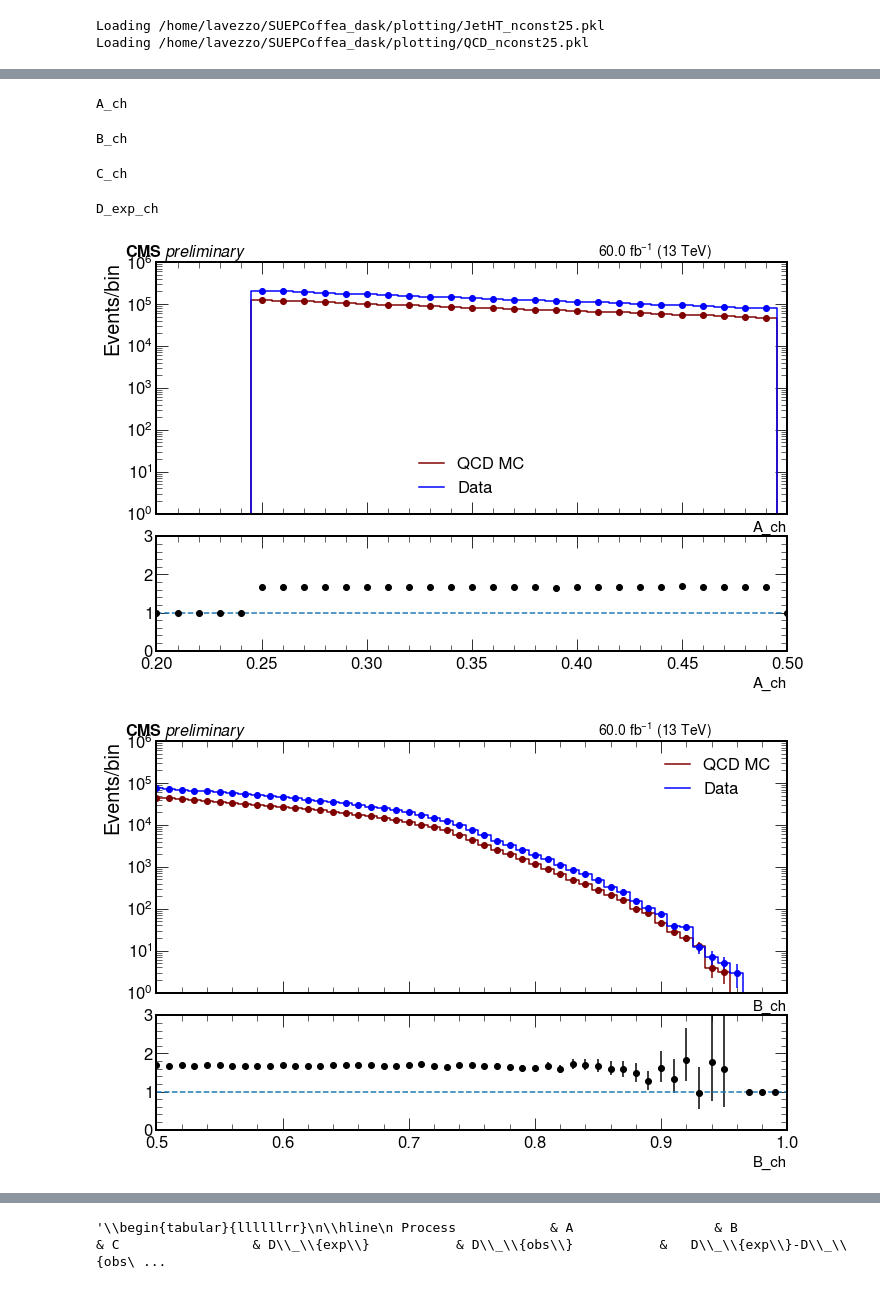
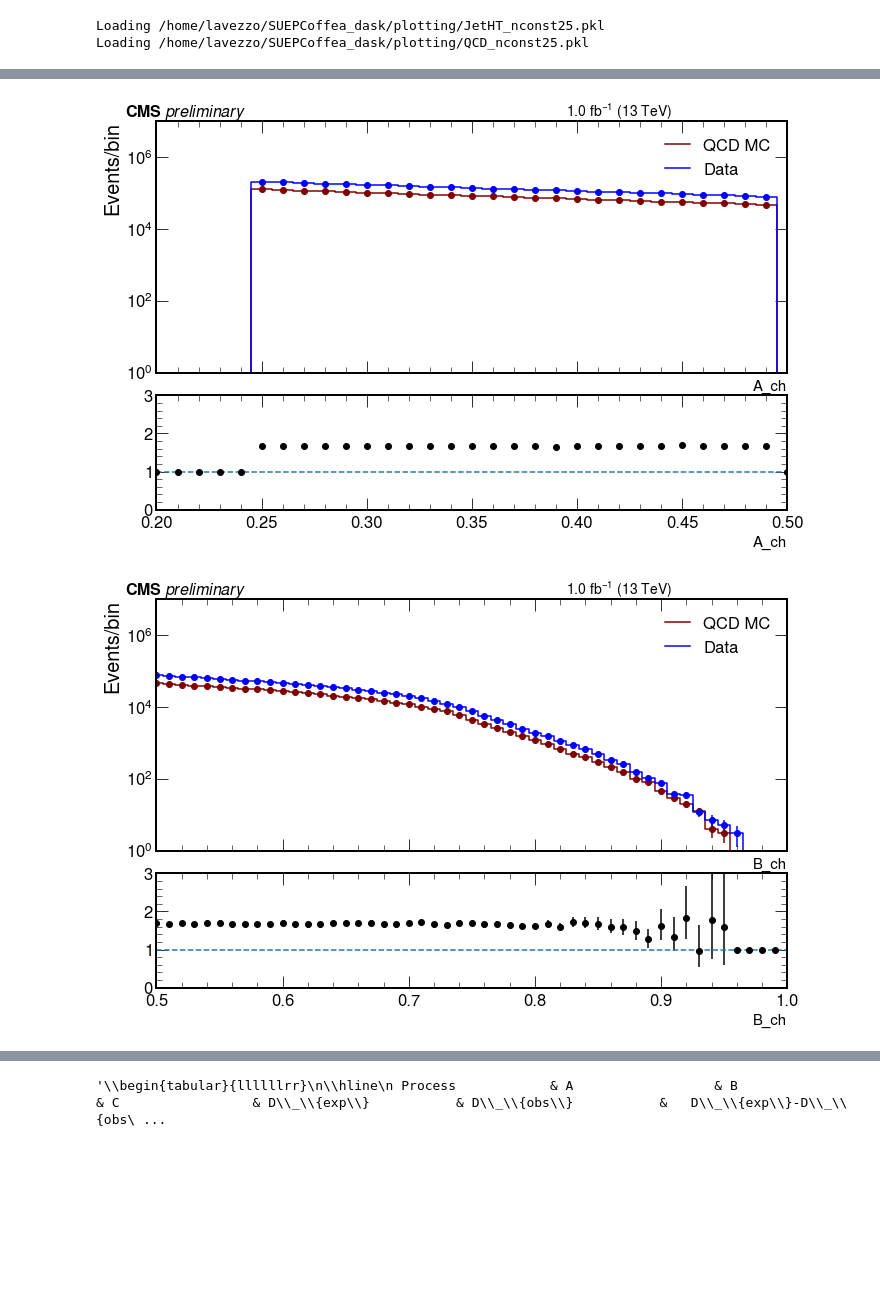
Before and after one commit to SUEPPhysics/SUEPCoffea_dask, a Jupyter notebook: plotting/plot_data.ipynb, the cells around one changed output, grey strips where cells are left out. Drawn from its saved outputs; the diff is of its cells as text; code cells hidden in the pictures; blank space fills up the shorter version.

```diff
--- a/plotting/plot_data.ipynb
+++ b/plotting/plot_data.ipynb
@@ -84,6 +84,8 @@ def nested_dict(n, type):
     else:
         return defaultdict(lambda: nested_dict(n-1, type))
 # %%
+plots = {}
+
 # load file(s)
 for infile_name in files:
     if not os.path.isfile(infile_name):
@@ -102,7 +104,8 @@ data = nested_dict(4,float)
 # %%
 ### Make ABCD plots and table based on selection (e.g. 'ch', 'mult')
 selection = 'ch'
-save = True
+save = False
+lumi = 1
 
 for plot_label in ['A_'+selection,'B_'+selection,'C_'+selection,'D_exp_'+selection,'D_obs_'+selection]:
 
@@ -113,7 +116,7 @@ for plot_label in ['A_'+selection,'B_'+selection,'C_'+selection,'D_exp_'+selecti
     hep.cms.label("Preliminary", data=True, year=2018)
 
     # QCD hist for ABCD region
-    hdata = plots['data'][plot_label]
+    hdata = plots['data'][plot_label]*lumi
     hQCD_MC = plots['QCD_MC'][plot_label]
 
     # plot QCD, sum values and errs
@@ -141,32 +180,36 @@ fig.show()
 # %%
 ### Make ABCD plots and table based on selection (e.g. 'ch', 'mult')
 selection = 'ch'
-save = True
+save = False
+lumi = 1
 
 for plot_label in ['A_'+selection,'B_'+selection,'C_'+selection,'D_exp_'+selection,'D_obs_'+selection]:
 
     if 'D_obs' in plot_label and (not unblind): continue
 
-    print(plot_label)
-
-    hQCD_MC_errs = np.sqrt(plots['QCD_MC'][plot_label].variances())
-    hdata_errs = np.sqrt(plots['data'][plot_label].variances())
+    hQCD_MC = plots['QCD_MC'][plot_label]
+    hdata = plots['data'][plot_label]
 
     #Set up variables for the stacked histogram
     plt.figure(figsize=(12,10))
     plt.gcf().subplots_adjust(bottom=0.15, left=0.17)
     ax1 = plt.subplot2grid((4,1), (0,0),rowspan=2)
 
-    QCD_MC, x = plots['QCD_MC'][plot_label].to_numpy()
+    QCD_MC, x = hQCD_MC.to_numpy()
+    QCD_MC = QCD_MC*lumi
+    hQCD_MC_errs = np.sqrt(hQCD_MC.variances())*lumi
     ax1.step(x[:-1],QCD_MC, color='maroon',label="QCD MC", where='mid')
     ax1.errorbar(x[:-1],QCD_MC, yerr=hQCD_MC_errs, color="maroon".upper(), fmt='o')
 
-    data, x = plots['data'][plot_label].to_numpy()
+    data, x = hdata.to_numpy()
+    hdata_errs = np.sqrt(hdata.variances())
     ax1.step(x[:-1],data, color='blue',label="Data", where= 'mid')
     ax1.errorbar(x[:-1],data, yerr=hdata_errs, color="blue".upper(), fmt='o')
 
+
+    #Set parameters that will be used to make the plots prettier
     ax1.set_yscale("log")
-    ymax = 1e6
+    ymax = 1e7
     ax1.set_ylim([1e0, ymax])
     if 'A_' in plot_label or 'C_' in plot_label:
         xmin = 0.2
@@ -176,46 +219,44 @@ for plot_label in ['A_'+selection,'B_'+selection,'C_'+selection,'D_exp_'+selecti
         xmin = 0.5
         xmax = 1.0
         ax1.set_xlim([xmin,xmax])
-
-    #Set parameters that will be used to make the plots prettier
     #max_y = ax1.gca().get_ylim()[1]
     max_y = ymax + ymax*0.2
     max_x = xmax
     min_x = xmin
     x_range = max_x - min_x
     lower_label = min_x - x_range*0.05
     upper_label = max_x - x_range*0.35
 
 
-    #X and Y labels (Do not use the central matplotlob default)
+    #X and Y labels (Do not use the central matplotlob default), text, and legend
     ax1.set_xlabel(plot_label, x=1, ha='right', fontsize=15)
     ax1.set_ylabel("Events/bin", y=1, ha='right')
-
-    cms = ax1.text(
+    cms_txt = ax1.text(
             lower_label, max_y*1.08, u"CMS $\it{preliminary}$",
             fontsize=16, fontweight='bold',
     )
 
-    lumi = ax1.text(
-            upper_label, max_y*1.08, r"%.1f fb$^{-1}$ (13 TeV)" % 60,
+    lumi_txt = ax1.text(
+            upper_label, max_y*1.08, r"%.1f fb$^{-1}$ (13 TeV)" % lumi,
             fontsize=14,
     )
     ax1.legend()
 
     ax2 = plt.subplot2grid((4,1), (2,0),sharex=ax1)
     plt.setp(ax1.get_xticklabels(), visible=False)
-    yerrors = [data/QCD_MC - (data-hdata_errs)/(QCD_MC+hQCD_MC_errs),(data+hdata_errs)/(QCD_MC-hQCD_MC_errs) - data/QCD_MC]
 
-    #yerrors = [(QCD_obs-QCD_obs_errors)/(QCD_exp+QCD_exp_errors),(QCD_obs+QCD_obs_errors)/(QCD_exp-QCD_exp_errors)]
-    ax2.errorbar(x[:-1],np.where(data>0,data/QCD_MC,1),yerr=yerrors, color="black", fmt='o')
+    # calculate the upper and lower errors
+    # suppress errors where the denonminator is 0
+    QCD_MC = np.where(QCD_MC>0, QCD_MC, -1)
+    yerrors_up = np.where(QCD_MC>0, data/QCD_MC - (data-hdata_errs)/(QCD_MC+hQCD_MC_errs), np.nan)
+    yerrors_low = np.where(QCD_MC>0, (data+hdata_errs)/(QCD_MC-hQCD_MC_errs) - data/QCD_MC, np.nan)
+    yerrors = [yerrors_up, yerrors_low]
+
+    ax2.errorbar(x[:-1],np.where((data>0) & (QCD_MC>0),data/QCD_MC,1),yerr=yerrors, color="black", fmt='o')
     ax2.axhline(1, ls="--")
     ax2.set_ylim(0,3)
     ax2.set_xlabel(plot_label, fontsize=15)
     if save: plt.savefig(plot_label+"_closure_"+selection+file_ext)
 # %% [output]
-A_ch
-B_ch
-C_ch
-D_exp_ch
-[figure, old version]
+[figure, new version]
-[figure, old version]
+[figure, new version]
```
Also changed, not shown: parts of 4 cells of this notebook, 1 other file.
